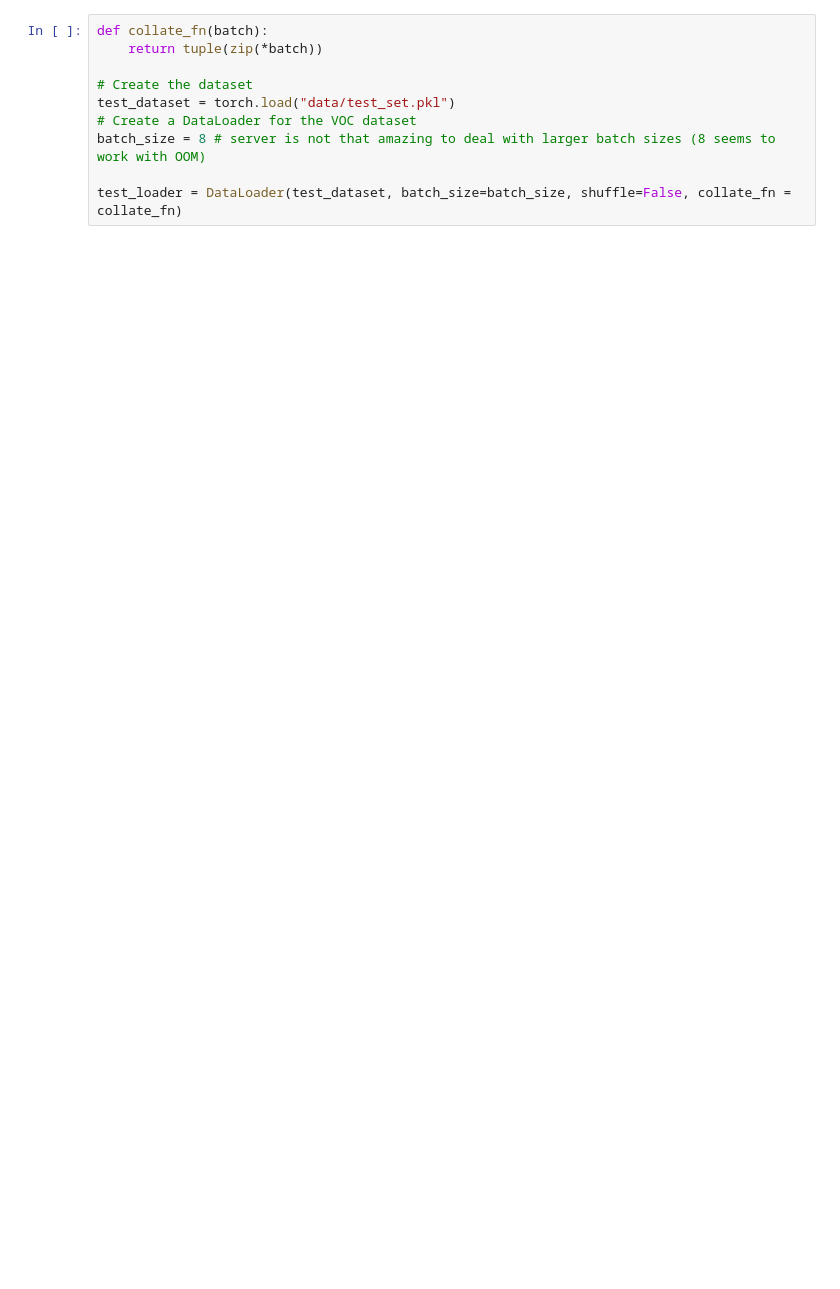
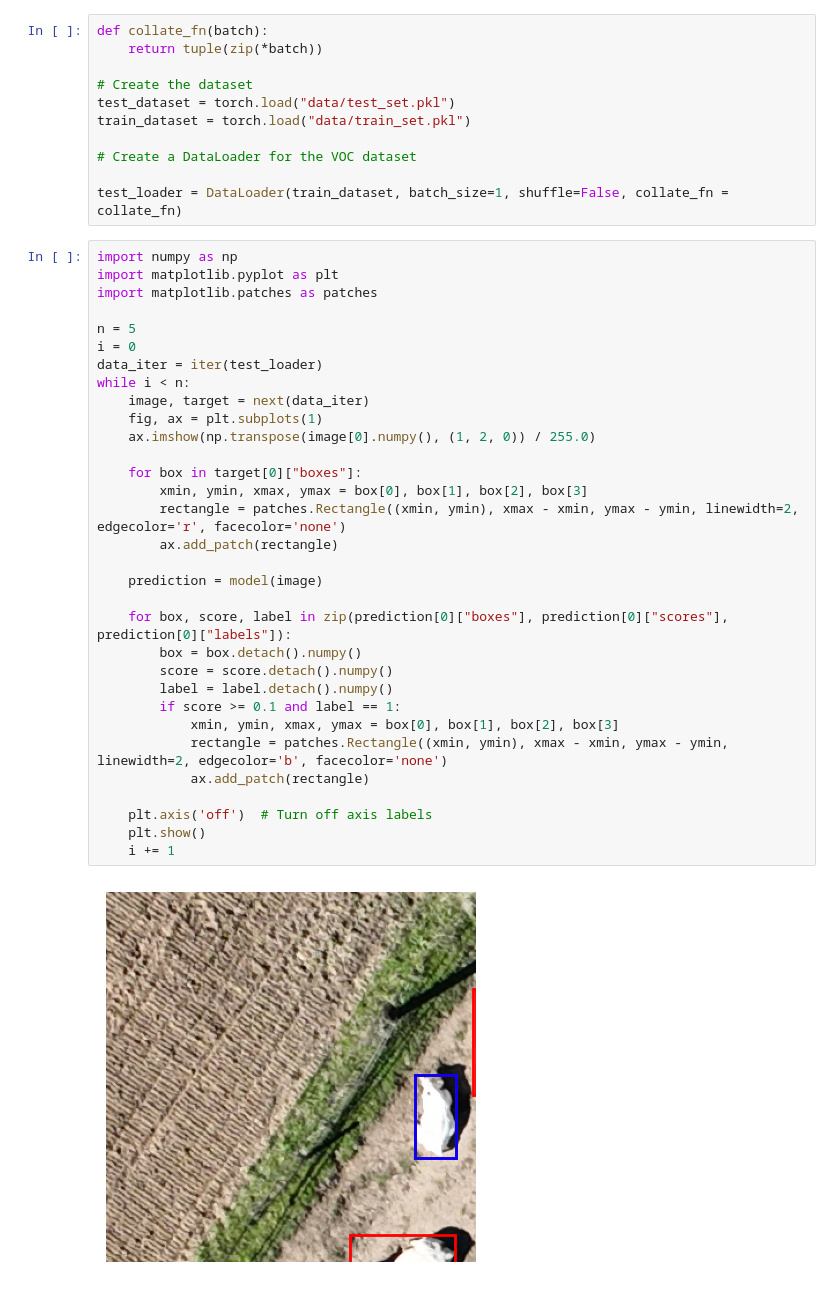
Before and after one commit to jurriandoornbos/post_cowtization, a Jupyter notebook: evaluation_and_quantization.ipynb, the cells around one changed output. Cells and saved outputs as stored; diff of their text form; blank space fills up the shorter version.

```diff
--- a/evaluation_and_quantization.ipynb
+++ b/evaluation_and_quantization.ipynb
@@ -56,7 +49,42 @@ def collate_fn(batch):
 
 # Create the dataset
 test_dataset = torch.load("data/test_set.pkl")
+train_dataset = torch.load("data/train_set.pkl")
+
 # Create a DataLoader for the VOC dataset
-batch_size = 8 # server is not that amazing to deal with larger batch sizes (8 seems to work with OOM)
 
-test_loader = DataLoader(test_dataset, batch_size=batch_size, shuffle=False, collate_fn = collate_fn)
+test_loader = DataLoader(train_dataset, batch_size=1, shuffle=False, collate_fn = collate_fn)
+# %%
+import numpy as np
+import matplotlib.pyplot as plt
+import matplotlib.patches as patches
+
+n = 5
+i = 0
+data_iter = iter(test_loader)
+while i < n:
+    image, target = next(data_iter)
+    fig, ax = plt.subplots(1)
+    ax.imshow(np.transpose(image[0].numpy(), (1, 2, 0)) / 255.0)
+
+    for box in target[0]["boxes"]:
+        xmin, ymin, xmax, ymax = box[0], box[1], box[2], box[3]
+        rectangle = patches.Rectangle((xmin, ymin), xmax - xmin, ymax - ymin, linewidth=2, edgecolor='r', facecolor='none')
+        ax.add_patch(rectangle)
+
+    prediction = model(image)
+
+    for box, score, label in zip(prediction[0]["boxes"], prediction[0]["scores"], prediction[0]["labels"]):
+        box = box.detach().numpy()
+        score = score.detach().numpy()
+        label = label.detach().numpy()
+        if score >= 0.1 and label == 1:
+            xmin, ymin, xmax, ymax = box[0], box[1], box[2], box[3]
+            rectangle = patches.Rectangle((xmin, ymin), xmax - xmin, ymax - ymin, linewidth=2, edgecolor='b', facecolor='none')
+            ax.add_patch(rectangle)
+
+    plt.axis('off')  # Turn off axis labels
+    plt.show()
+    i += 1
+# %% [output]
+[figure, added]
```
Also changed, not shown: parts of 12 cells of this notebook, 2 other files.
